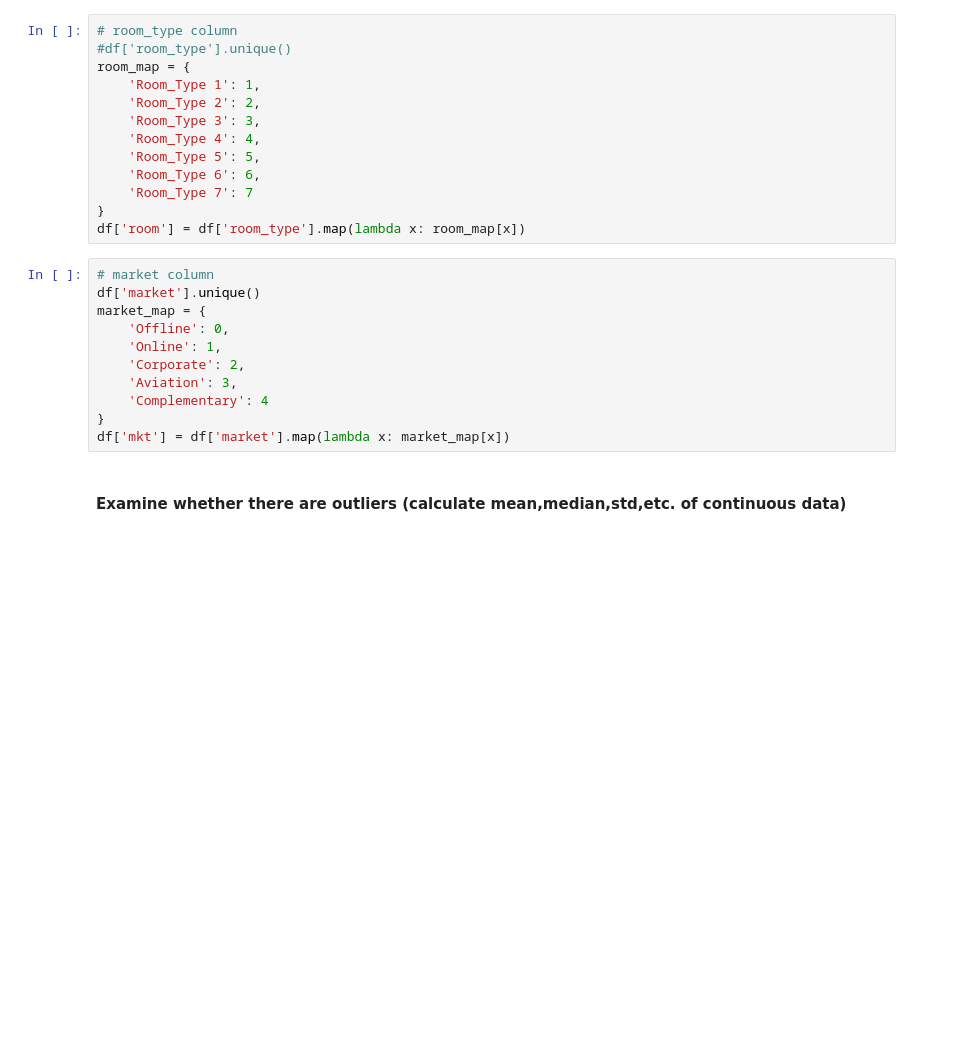
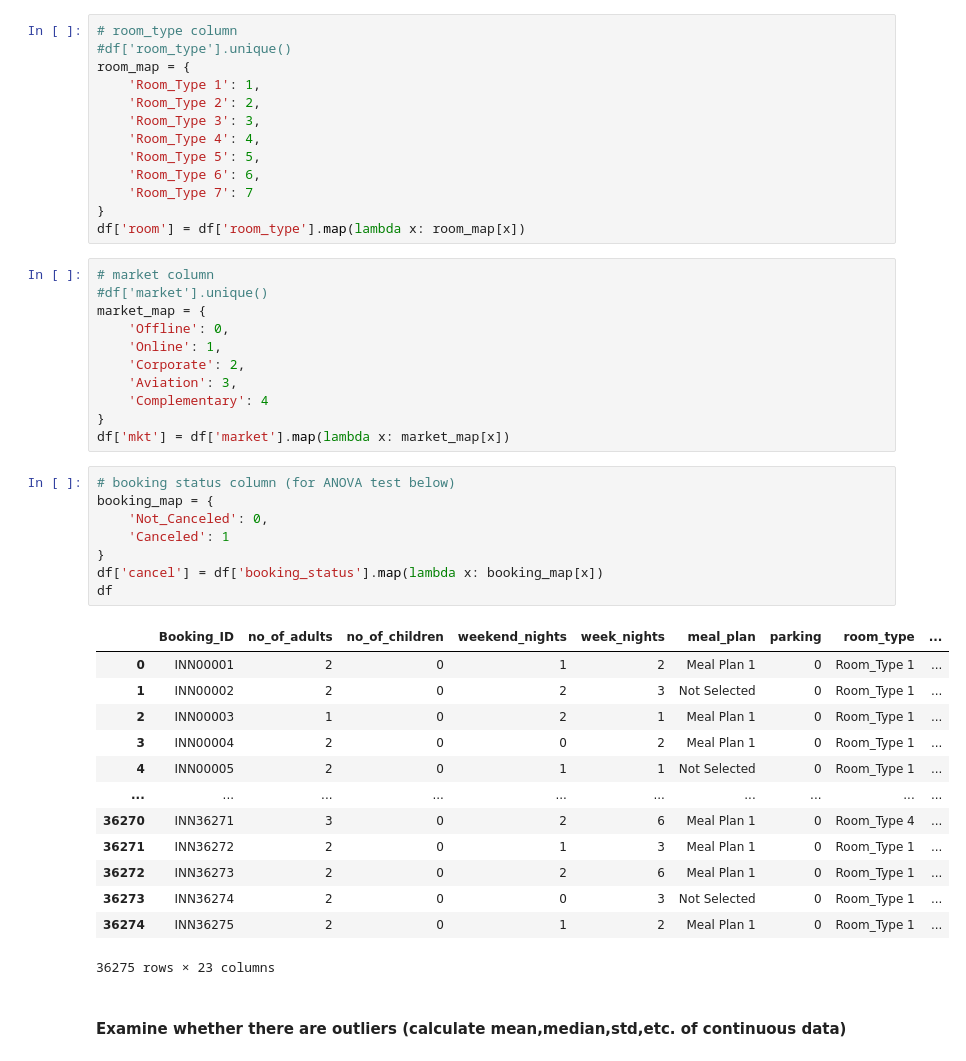
Before and after one commit to Haiqi-Z/CS381Final_Project, a Jupyter notebook: cs381_final (1).ipynb, the cells around one changed output. Cells and saved outputs as stored; diff of their text form; blank space fills up the shorter version.

```diff
--- a/cs381_final (1).ipynb
+++ b/cs381_final (1).ipynb
@@ -105,7 +106,7 @@ room_map = {
 df['room'] = df['room_type'].map(lambda x: room_map[x])
 # %%
 # market column
-df['market'].unique()
+#df['market'].unique()
 market_map = {
     'Offline': 0,
     'Online': 1,
@@ -114,6 +115,28 @@ market_map = {
     'Complementary': 4
 }
 df['mkt'] = df['market'].map(lambda x: market_map[x])
+# %%
+# booking status column (for ANOVA test below)
+booking_map = {
+    'Not_Canceled': 0,
+    'Canceled': 1
+}
+df['cancel'] = df['booking_status'].map(lambda x: booking_map[x])
+df
+# %% [output]
+|  | Booking_ID | no_of_adults | no_of_children | weekend_nights | week_nights | meal_plan | parking | room_type | ... |
+| 0 | INN00001 | 2 | 0 | 1 | 2 | Meal Plan 1 | 0 | Room_Type 1 | ... |
+| 1 | INN00002 | 2 | 0 | 2 | 3 | Not Selected | 0 | Room_Type 1 | ... |
+| 2 | INN00003 | 1 | 0 | 2 | 1 | Meal Plan 1 | 0 | Room_Type 1 | ... |
+| 3 | INN00004 | 2 | 0 | 0 | 2 | Meal Plan 1 | 0 | Room_Type 1 | ... |
+| 4 | INN00005 | 2 | 0 | 1 | 1 | Not Selected | 0 | Room_Type 1 | ... |
+| ... | ... | ... | ... | ... | ... | ... | ... | ... | ... |
+| 36270 | INN36271 | 3 | 0 | 2 | 6 | Meal Plan 1 | 0 | Room_Type 4 | ... |
+| 36271 | INN36272 | 2 | 0 | 1 | 3 | Meal Plan 1 | 0 | Room_Type 1 | ... |
+| 36272 | INN36273 | 2 | 0 | 2 | 6 | Meal Plan 1 | 0 | Room_Type 1 | ... |
+| 36273 | INN36274 | 2 | 0 | 0 | 3 | Not Selected | 0 | Room_Type 1 | ... |
+| 36274 | INN36275 | 2 | 0 | 1 | 2 | Meal Plan 1 | 0 | Room_Type 1 | ... |
+36275 rows × 23 columns
 # %% [markdown]
 #### Examine whether there are outliers (calculate mean,median,std,etc. of continuous data)
 # %%
```
Also changed, not shown: parts of 5 cells of this notebook.
